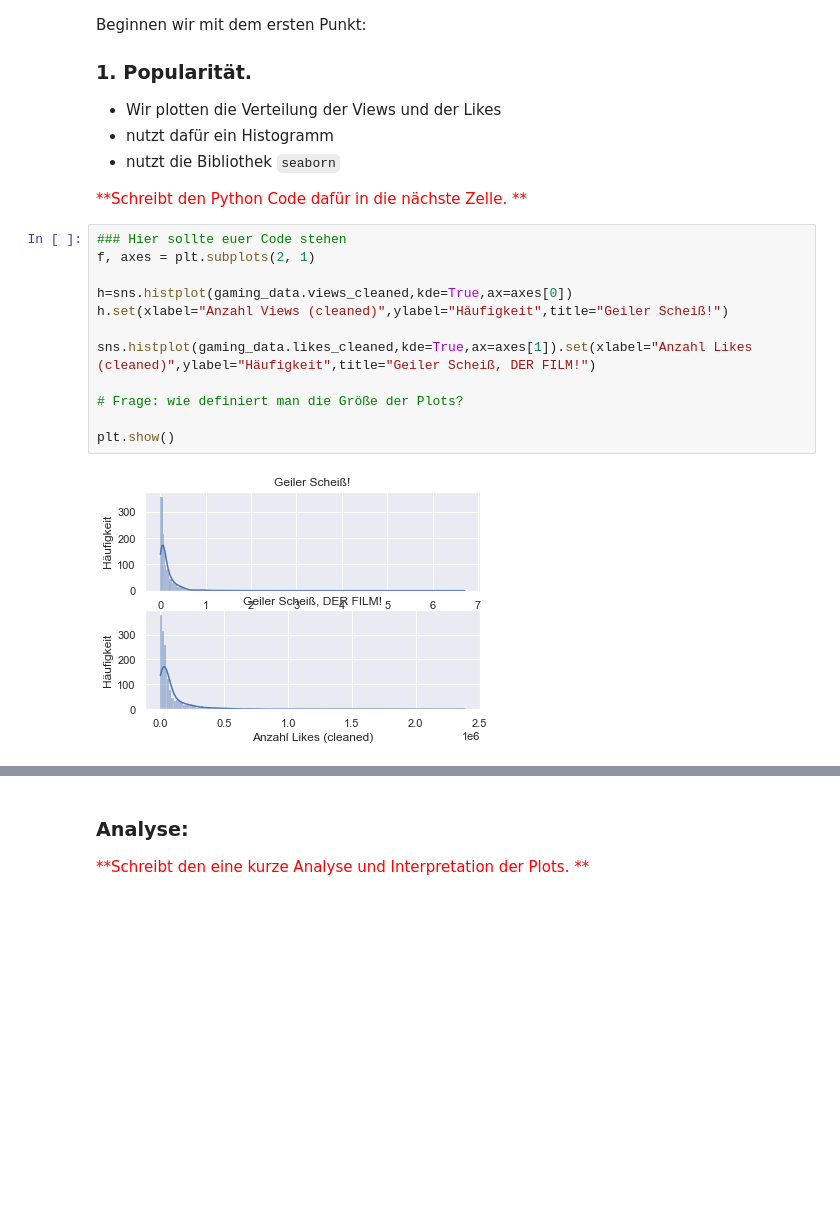
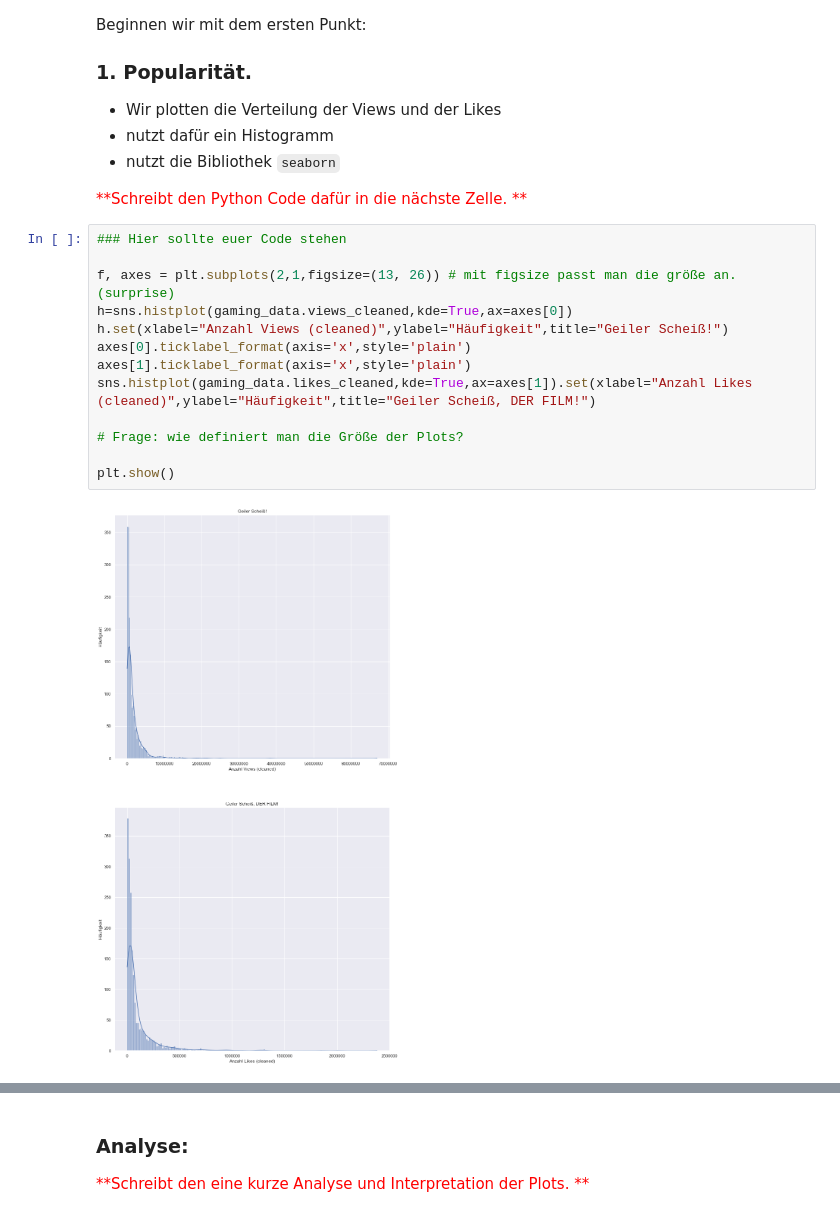
Before and after one commit to CmdLari/Data-Science-Praktikum, a Jupyter notebook: 01_Datenanalyse_Aufgaben.ipynb, the cells around one changed output, grey strips where cells are left out. Drawn from its saved outputs; the diff is of its cells as text; blank space fills up the shorter version.

```diff
--- a/01_Datenanalyse_Aufgaben.ipynb
+++ b/01_Datenanalyse_Aufgaben.ipynb
@@ -482,17 +454,18 @@ Beginnen wir mit dem ersten Punkt:
 </span>
 # %%
 ### Hier sollte euer Code stehen
-f, axes = plt.subplots(2, 1)
 
+f, axes = plt.subplots(2,1,figsize=(13, 26)) # mit figsize passt man die größe an. (surprise)
 h=sns.histplot(gaming_data.views_cleaned,kde=True,ax=axes[0])
 h.set(xlabel="Anzahl Views (cleaned)",ylabel="Häufigkeit",title="Geiler Scheiß!")
-
+axes[0].ticklabel_format(axis='x',style='plain')
+axes[1].ticklabel_format(axis='x',style='plain')
 sns.histplot(gaming_data.likes_cleaned,kde=True,ax=axes[1]).set(xlabel="Anzahl Likes (cleaned)",ylabel="Häufigkeit",title="Geiler Scheiß, DER FILM!")
 
 # Frage: wie definiert man die Größe der Plots?
 
 plt.show()
 # %% [output]
-[figure, old version]
+[figure, new version]
 # %%
 ### hier nichts ausführen, sonst verschwindet der Output.
```
Also changed, not shown: parts of 7 cells of this notebook, 2 other files.
